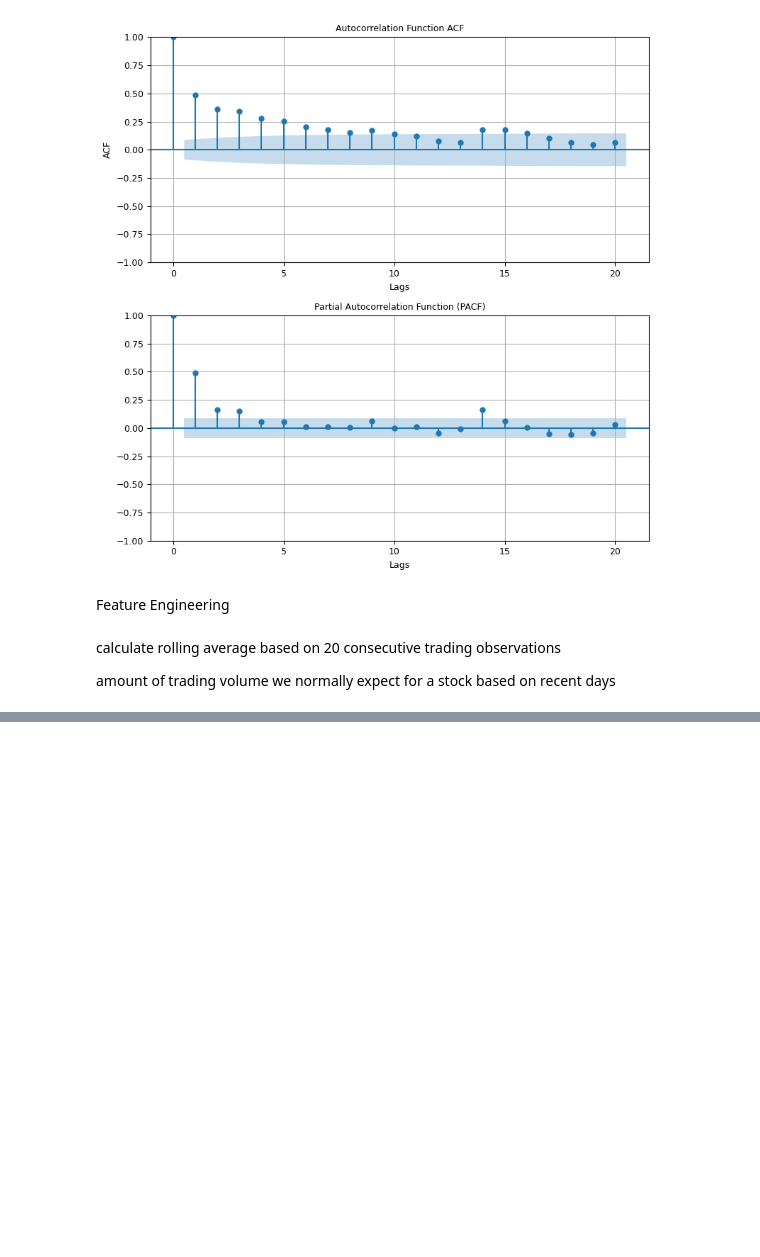
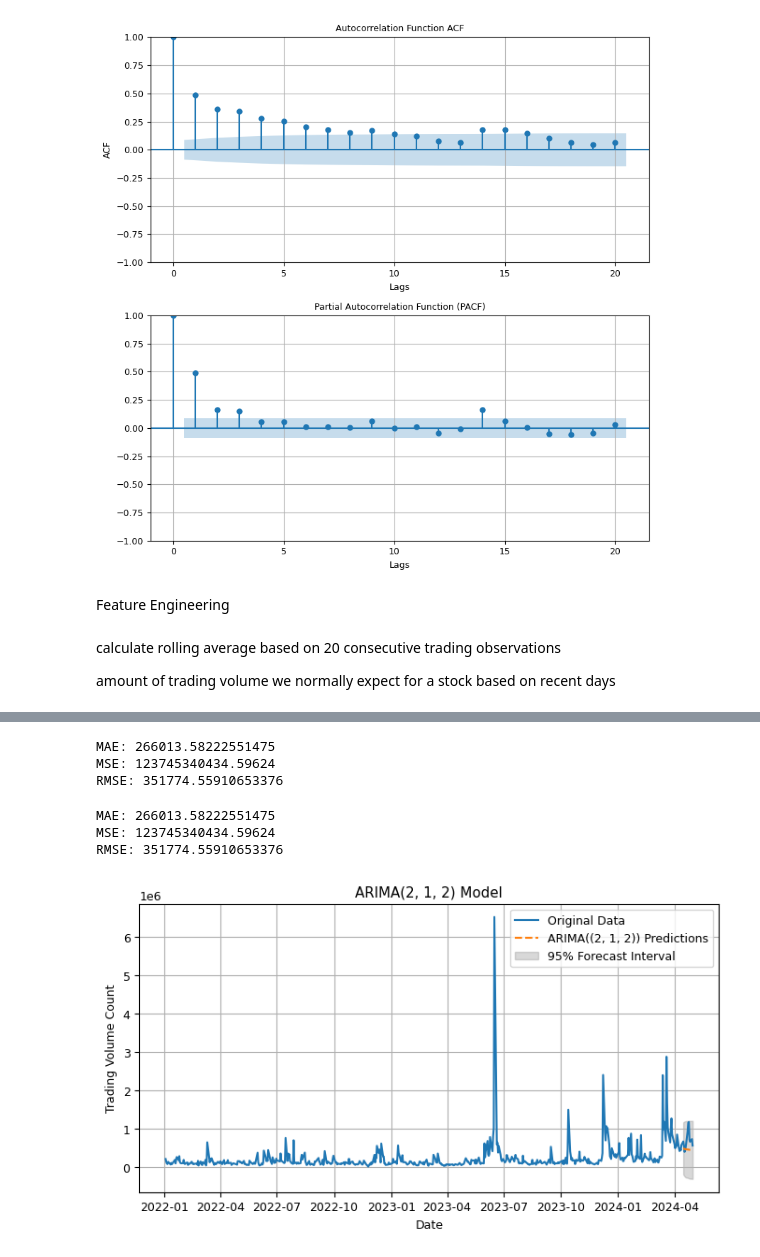
Before and after one commit to apatel4746/stockfrauddetection, a Jupyter notebook: stockfraud.ipynb, the cells around one changed output, grey strips where cells are left out. Drawn from its saved outputs; the diff is of its cells as text; code cells hidden in the pictures; blank space fills up the shorter version.

```diff
--- a/stockfraud.ipynb
+++ b/stockfraud.ipynb
@@ -1120,0 +1169,48 @@ pfe['volume_diff']=pfe["volume"].diff()
+# %%
+import numpy as np
+import statsmodels.api as sm
+from sklearn.metrics import mean_absolute_error, mean_squared_error
+
+#seperate training and testing data
+train=cmtl["volume"].iloc[:-12].reset_index(drop=True)
+test=cmtl["volume"].iloc[-12:]
+
+order=(2,1,2)
+model=sm.tsa.ARIMA(train, order=order, trend='n').fit()
+
+predictions=model.forecast(steps=12)
+mae=mean_absolute_error(test, predictions)
+mse=mean_squared_error(test, predictions)
+rmse=np.sqrt(mse)
+print(f"MAE: {mae}")
+print(f"MSE: {mse}")
+print(f"RMSE: {rmse}")
+# %% [output]
+MAE: 266013.58222551475
+MSE: 123745340434.59624
+RMSE: 351774.55910653376
+# %%
+plt.rcParams.update({'font.size': 9})
+
+forecast=model.get_forecast(steps=len(test))
+conf_int=forecast.conf_int(alpha=.05)
+
+plt.figure(figsize=(8,4))
+plt.plot(cmtl.index,cmtl["volume"], label="Original Data")
+plt.plot(test.index, predictions.to_numpy(), label=f'ARIMA({order}) Predictions', linestyle='--')
+plt.fill_between(test.index, conf_int.iloc[:, 0].to_numpy(), conf_int.iloc[:,1].to_numpy(), alpha=.3, color='gray', label='95% Forecast Interval')
+plt.legend()
+plt.xlabel('Date')
+plt.ylabel('Trading Volume Count')
+plt.title(f'ARIMA{order} Model')
+plt.grid(True)
+
+print(f"MAE: {mae}")
+print(f"MSE: {mse}")
+print(f"RMSE: {rmse}")
+plt.show()
+# %% [output]
+MAE: 266013.58222551475
+MSE: 123745340434.59624
+RMSE: 351774.55910653376
+[figure, added]
```
Also changed, not shown: parts of 17 cells of this notebook.
